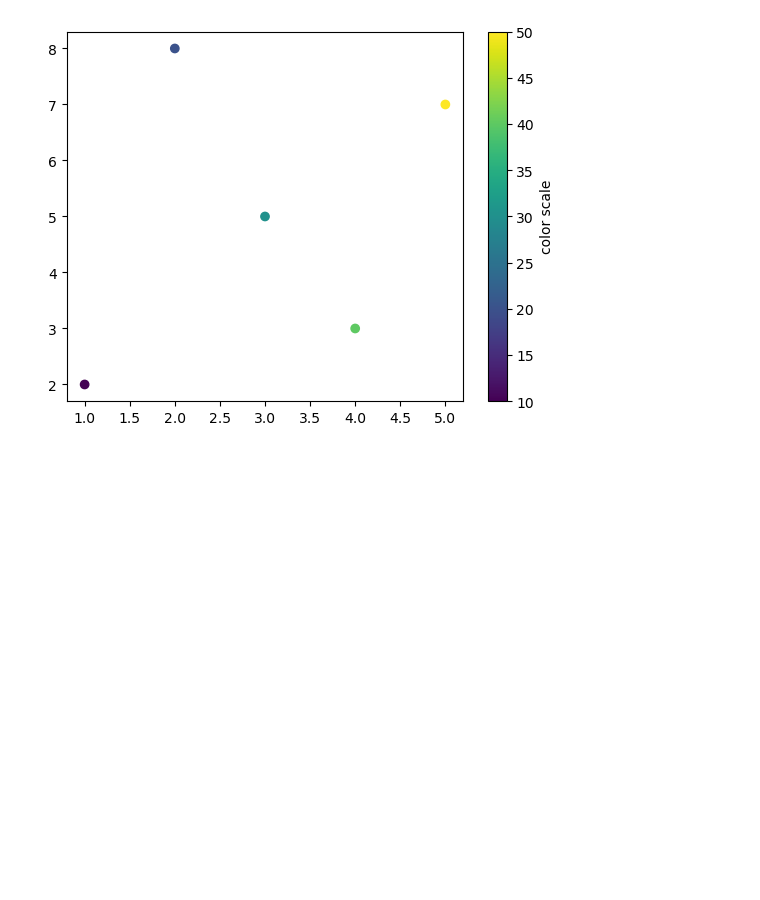
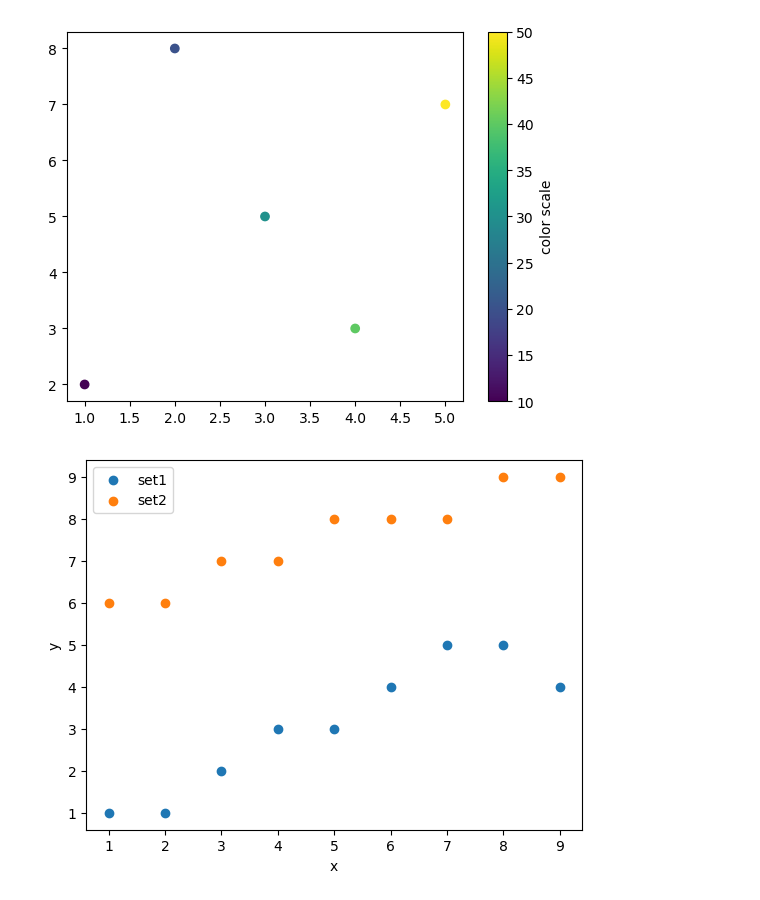
Before and after one commit to aditya-76430/python-programming, a Jupyter notebook: Matplotlib/learning-part1.ipynb, the cells around one changed output. Drawn from its saved outputs; the diff is of its cells as text; code cells hidden in the pictures; blank space fills up the shorter version.

Commit message:
Multiple scatter plots

```diff
--- a/Matplotlib/learning-part1.ipynb
+++ b/Matplotlib/learning-part1.ipynb
@@ -210,3 +210,19 @@ plt.colorbar(label = "color scale")
 plt.show()
 # %% [output]
 [figure]
+# %%
+# Multiple scattert plots
+import matplotlib.pyplot as plt
+
+x = [1,2,3,4,5,6,7,8,9]
+y = [1,1,2,3,3,4,5,5,4]
+y2 = [6,6,7,7,8,8,8,9,9]
+
+plt.scatter(x, y, label = "set1")
+plt.scatter(x, y2, label = "set2")
+plt.xlabel("x")
+plt.ylabel("y")
+plt.legend()
+plt.show()
+# %% [output]
+[figure, added]
```
Also changed, not shown: 48 other files.
